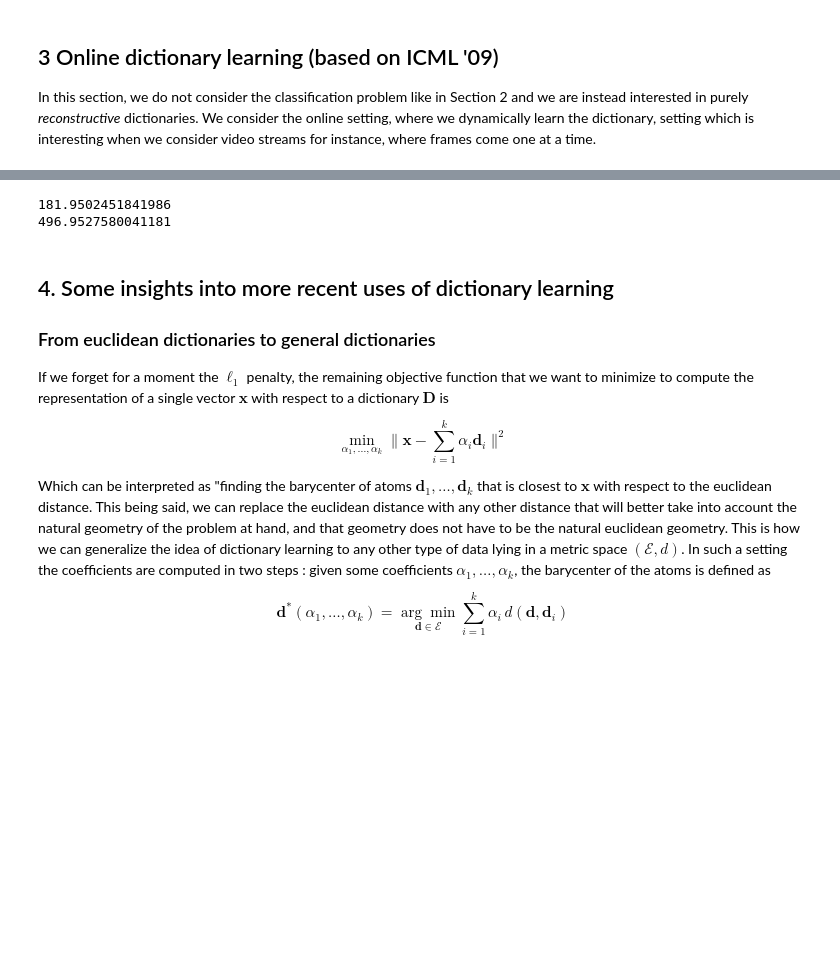
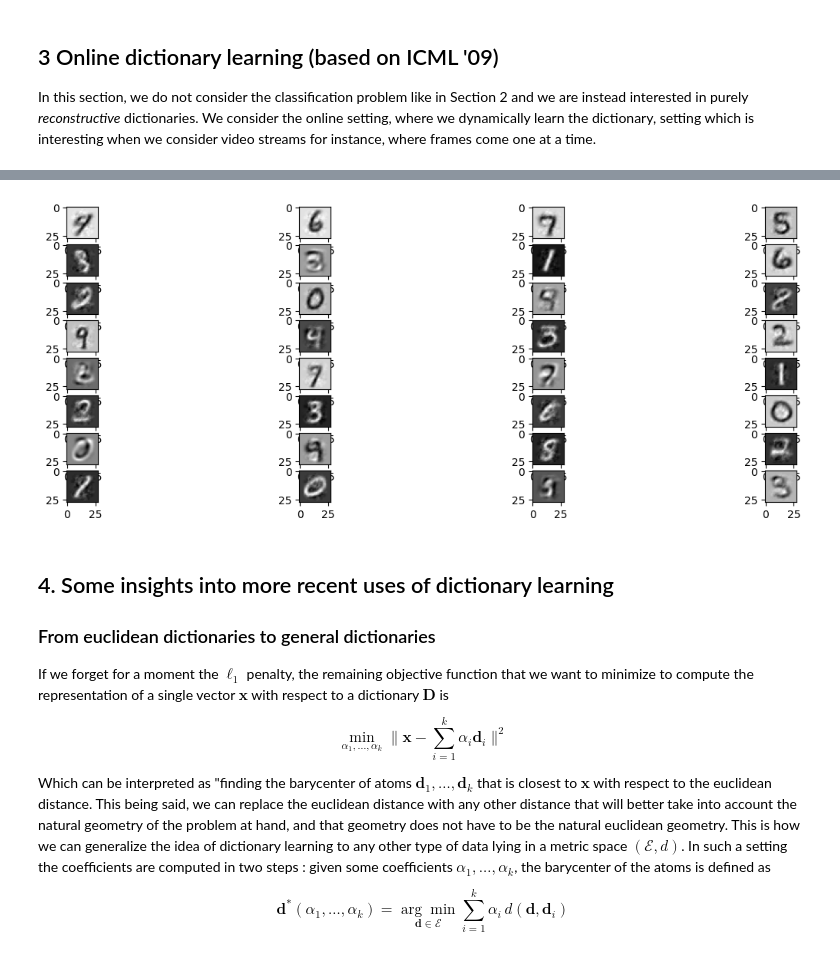
Before and after one commit to TheooJ/Dictionary-Learning, a Jupyter notebook: Compressed_Sensing.ipynb, the cells around one changed output, grey strips where cells are left out. Drawn from its saved outputs; the diff is of its cells as text; code cells hidden in the pictures; blank space fills up the shorter version.

```diff
--- a/Compressed_Sensing.ipynb
+++ b/Compressed_Sensing.ipynb
@@ -652,3 +689,17 @@ Our coefficients indeed perform better than random coefficients.
+# %%
+# Plot Dictionary
+
+count=-1
+
+fig, axs = plt.subplots(nrows=8, ncols=4, figsize=(15, 5))
+for i in range(8) :
+    for j in range(4) :
+        count += 1
+        im = axs[i][j].imshow(Dictionary[:,count].reshape(28,28), cmap=plt.get_cmap('gray'))
+    #fig.colorbar(im0, ax=axs[i])
+plt.show()
+# %% [output]
+[figure, added]
 # %%
 # Stochastic gradient descent
 
@@ -725,12 +766,3 @@ Dictionary_stoch, coefficients_stoch = stochastic_dictionary_learning(X_train, k
-# %%
-# Comparison of results with a random representation of the signal
-
-random_coeffs = rd.randn(k)
-print(np.linalg.norm(X_test[10] - Dictionary_stoch @ coefficients_stoch))
-print(np.linalg.norm(X_test[10] - Dictionary_stoch @ random_coeffs))
-# %% [output]
-181.9502451841986
-496.9527580041181
 # %% [markdown]
 ## 4. Some insights into more recent uses of dictionary learning
 
```
Also changed, not shown: parts of 23 cells of this notebook.
